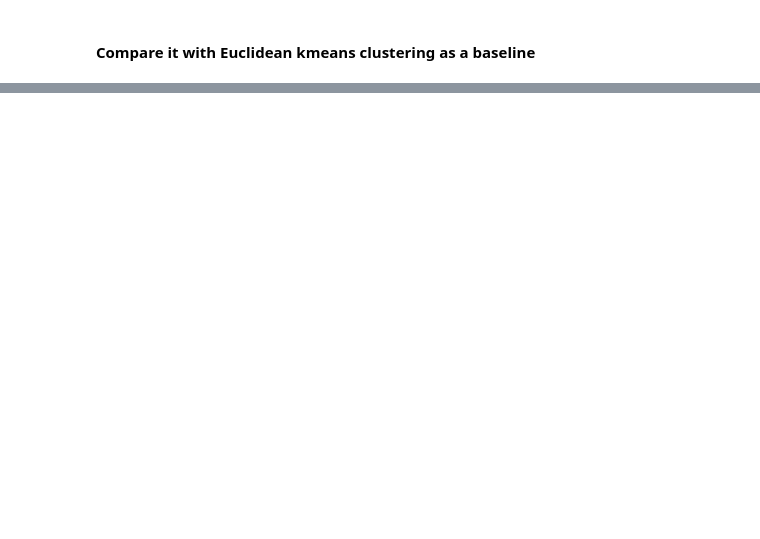
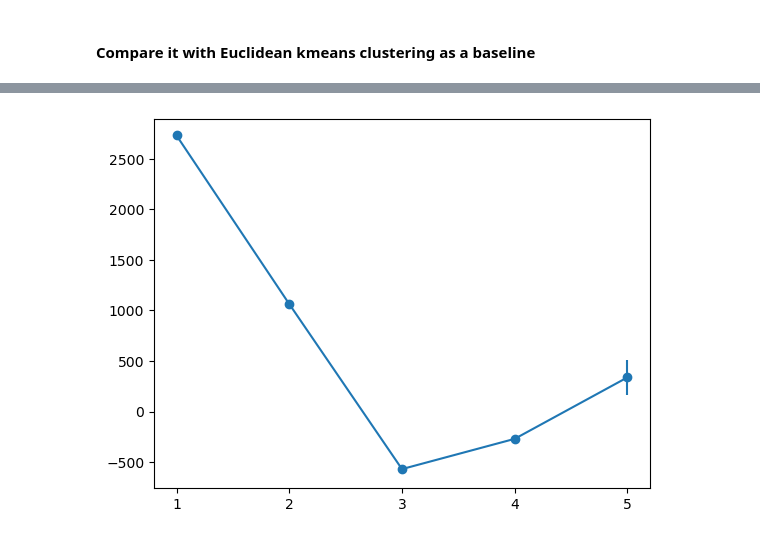
Before and after one commit to pozzo-research-group/autophasemap, a Jupyter notebook: example.ipynb, the cells around one changed output, grey strips where cells are left out. Cells and saved outputs as stored; diff of their text form; code cells hidden in the pictures; blank space fills up the shorter version.

```diff
--- a/example.ipynb
+++ b/example.ipynb
@@ -152,0 +155,18 @@ Error : 267.4902 and took 0:00:00.030375
+# %%
+SWEEP_N_CLUSTERS = np.arange(1, 6)
+MAX_ITER = 50
+VERBOSE = 3
+N_INIT_RUNS = 5
+out_list, bic_list = [],[]
+for i in SWEEP_N_CLUSTERS:
+    out_elastic, bic = multi_kmeans_run(1 if i==1 else N_INIT_RUNS,
+                                        data,
+                                        i,
+                                        max_iter=MAX_ITER,
+                                        verbose=VERBOSE,
+                                        smoothen=True,
+                                        threshold = 1e-2,
+                                        grid_dim = 8
+                                        )
+    out_list.append(out_elastic)
+    bic_list.append(bic)
@@ -152,0 +191,10 @@ Error : 267.4902 and took 0:00:00.030375
+# %%
+bic_mean_std = np.zeros((len(SWEEP_N_CLUSTERS), 2))
+for i, bic in enumerate(bic_list):
+    bic_mean_std[i, :] = [np.asarray(bic).mean(), np.asarray(bic).std()]
+fig, ax = plt.subplots()
+ax.errorbar(SWEEP_N_CLUSTERS, bic_mean_std[:,0], bic_mean_std[:,1], fmt='-o')
+ax.set_xticks(ticks=SWEEP_N_CLUSTERS)
+plt.show()
+# %% [output]
+[figure, added]
```
Also changed, not shown: parts of 5 cells of this notebook, 1 other file.
